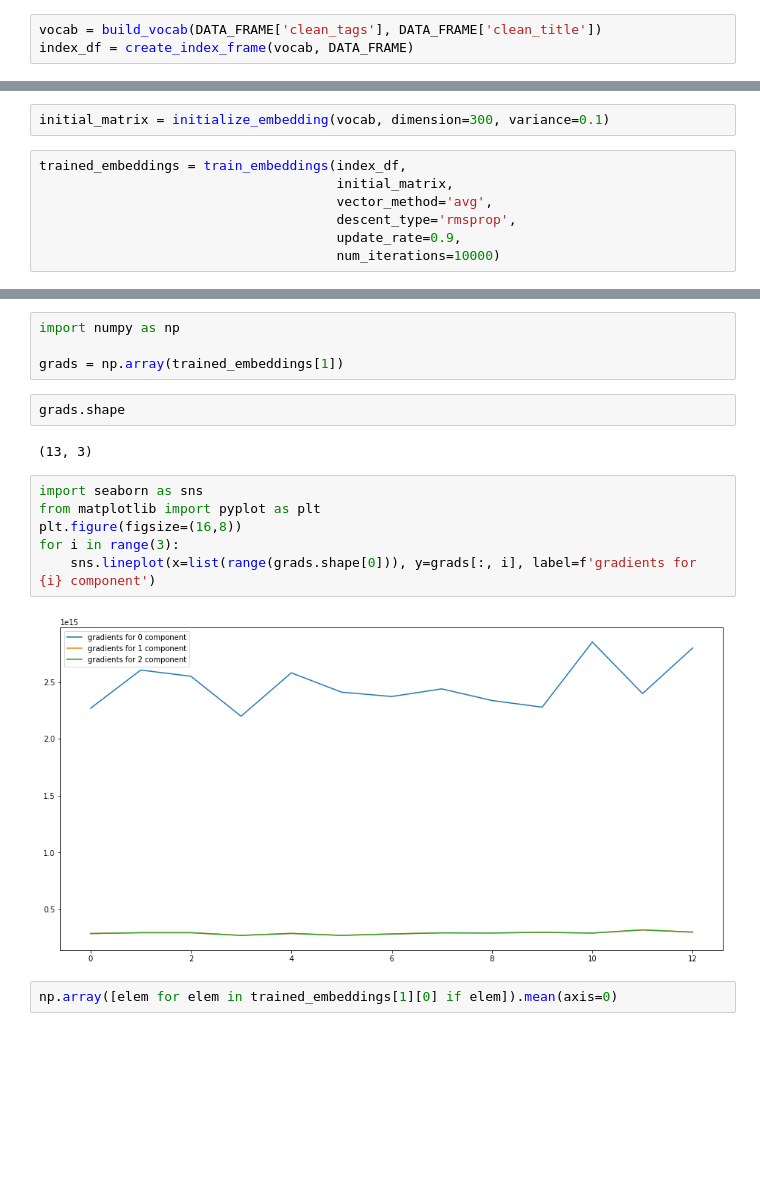
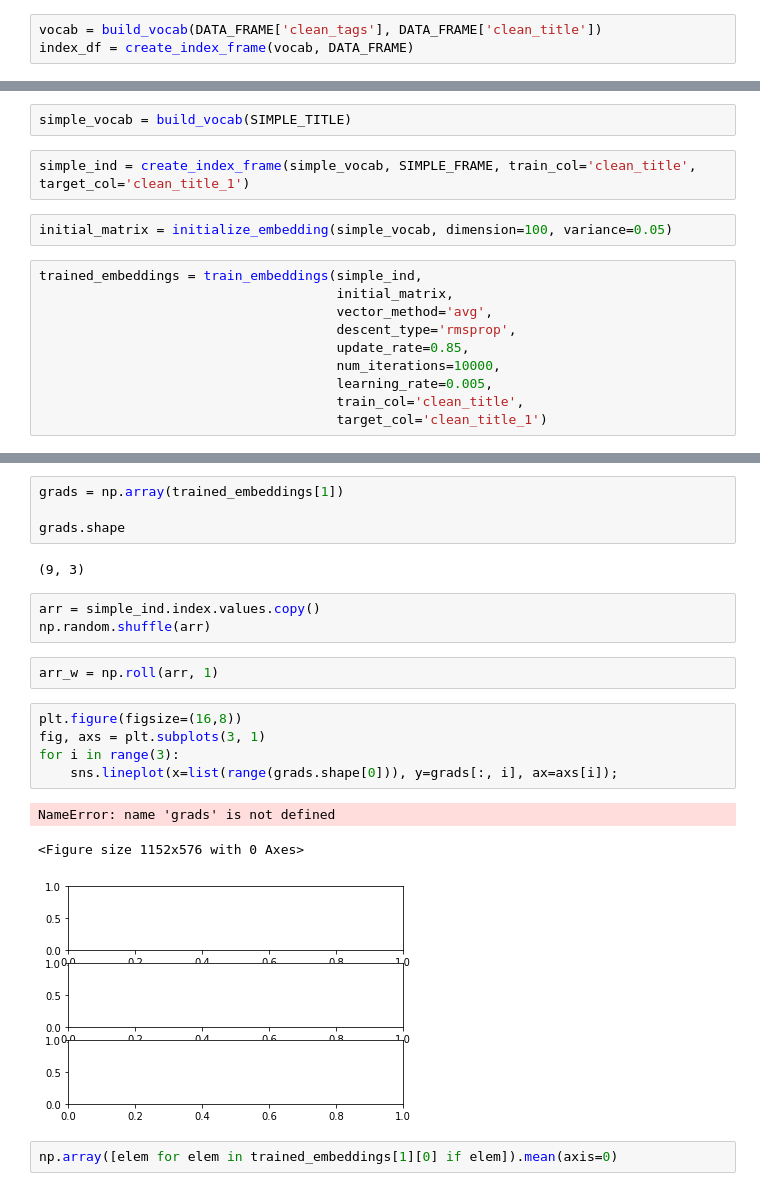
Before and after one commit to Avvallack/Advanced_NLP, a Jupyter notebook: embedding_models.ipynb, the cells around one changed output, grey strips where cells are left out. Saved outputs shown, nothing was run; the diff lists cells and outputs as text; blank space fills up the shorter version.

Commit message:
changes choose triplet method to prepare index before, adds simple title object, changes in notebook

```diff
--- a/embedding_models.ipynb
+++ b/embedding_models.ipynb
@@ -12,10 +16,17 @@ for i,row in DATA_FRAME.iterrows():
+# %%
+simple_vocab = build_vocab(SIMPLE_TITLE)
+# %%
+simple_ind = create_index_frame(simple_vocab, SIMPLE_FRAME, train_col='clean_title', target_col='clean_title_1')
 # %%
-initial_matrix = initialize_embedding(vocab, dimension=300, variance=0.1)
+initial_matrix = initialize_embedding(simple_vocab, dimension=100, variance=0.05)
 # %%
-trained_embeddings = train_embeddings(index_df,
+trained_embeddings = train_embeddings(simple_ind,
                                       initial_matrix,
                                       vector_method='avg',
                                       descent_type='rmsprop',
-                                      update_rate=0.9,
-                                      num_iterations=10000)
+                                      update_rate=0.85,
+                                      num_iterations=10000,
+                                      learning_rate=0.005,
+                                      train_col='clean_title',
+                                      target_col='clean_title_1')
 # %% [output]
@@ -39,19 +47,23 @@ Current metric is: 0.002
 # %%
-import numpy as np
+grads = np.array(trained_embeddings[1])
 
-grads = np.array(trained_embeddings[1])
+grads.shape
+# %% [output]
+(9, 3)
-# %%
-grads.shape
-# %% [output]
-(13, 3)
+# %%
+arr = simple_ind.index.values.copy()
+np.random.shuffle(arr)
+# %%
+arr_w = np.roll(arr, 1)
 # %%
-import seaborn as sns
-from matplotlib import pyplot as plt
 plt.figure(figsize=(16,8))
+fig, axs = plt.subplots(3, 1)
 for i in range(3):
-    sns.lineplot(x=list(range(grads.shape[0])), y=grads[:, i], label=f'gradients for {i} component')
+    sns.lineplot(x=list(range(grads.shape[0])), y=grads[:, i], ax=axs[i]);
 # %% [output]
+NameError: name 'grads' is not defined
+<Figure size 1152x576 with 0 Axes>
-[figure, old version]
+[figure, new version]
 # %%
 np.array([elem for elem in trained_embeddings[1][0] if elem]).mean(axis=0)
 # %% [output]
```
Also changed, not shown: parts of 8 cells of this notebook, 3 other files.
